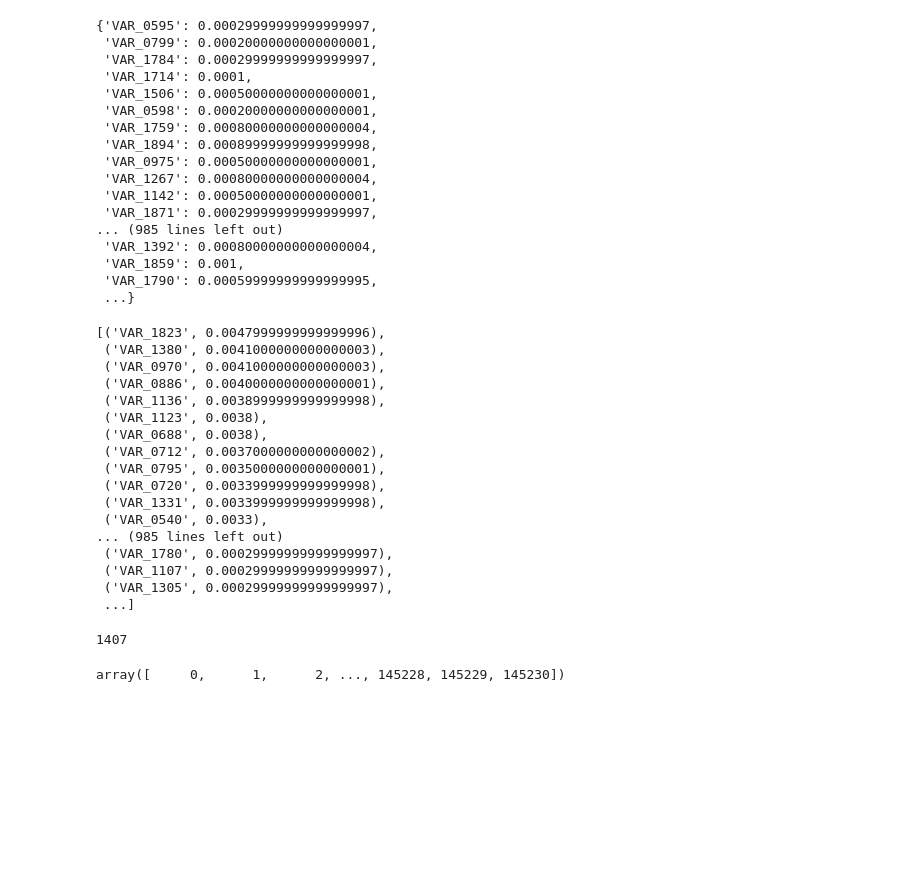
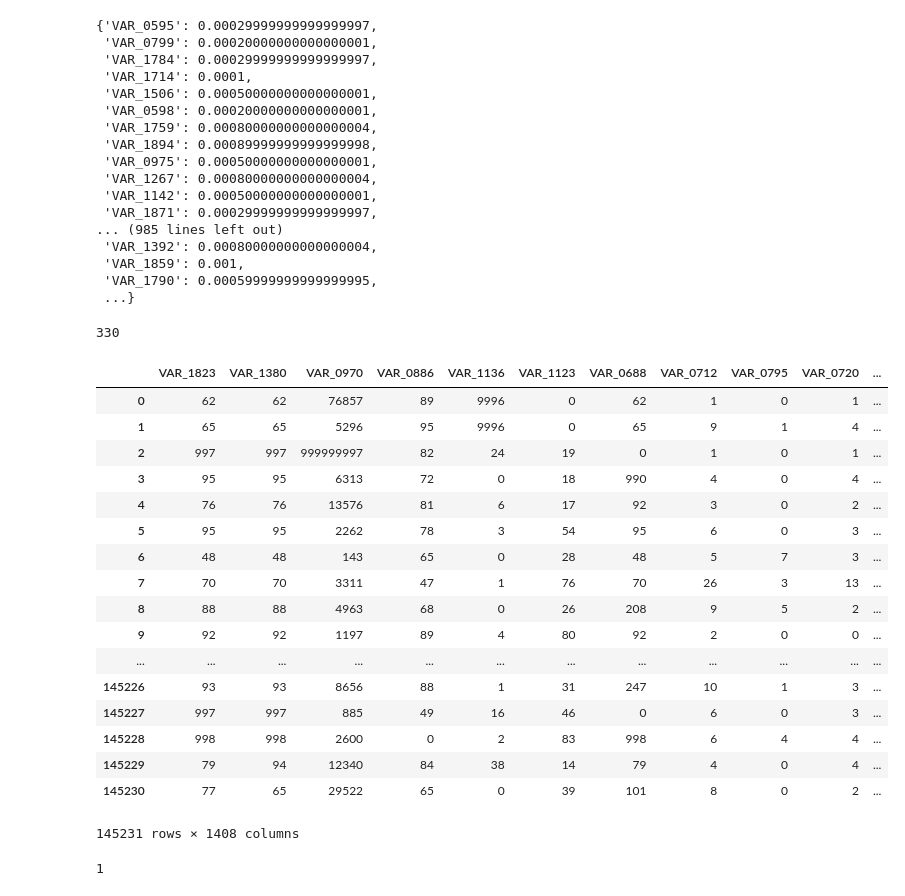
Before and after one commit to josephhaaga/Springleaf, a Jupyter notebook: DataMunging.ipynb, the cells around one changed output. Cells and saved outputs as stored; diff of their text form; code cells hidden in the pictures; blank space fills up the shorter version.

```diff
--- a/DataMunging.ipynb
+++ b/DataMunging.ipynb
@@ -212,27 +212,38 @@ feature_importances
 # %%
 import operator;
 sorted_features = sorted(feature_importances.items(), key=operator.itemgetter(1),reverse=True)
-# %%
-sorted_features
-# %% [output]
-[('VAR_1823', 0.0047999999999999996),
- ('VAR_1380', 0.0041000000000000003),
- ('VAR_0970', 0.0041000000000000003),
- ('VAR_0886', 0.0040000000000000001),
- ('VAR_1136', 0.0038999999999999998),
- ('VAR_1123', 0.0038),
- ('VAR_0688', 0.0038),
- ('VAR_0712', 0.0037000000000000002),
- ('VAR_0795', 0.0035000000000000001),
- ('VAR_0720', 0.0033999999999999998),
- ('VAR_1331', 0.0033999999999999998),
- ('VAR_0540', 0.0033),
-... (985 lines left out)
- ('VAR_1780', 0.00029999999999999997),
- ('VAR_1107', 0.00029999999999999997),
- ('VAR_1305', 0.00029999999999999997),
- ...]
-# %%
-len(sorted_features)
-# %% [output]
-1407
+# %%
+# sorted_features.keys().index('VAR_0813')
+sorted_features.index(('VAR_0813', 0.001))
+# we want top 330 features
+# %% [output]
+330
+# %%
+sorted_features[330][0]
+top_330_features = []
+for n in sorted_features:
+    top_330_features.append(n[0])
+top_330_features.append('target')
+# %%
+z_top_330 = z[top_330_features]
+# %%
+z_top_330
+# %% [output]
+|  | VAR_1823 | VAR_1380 | VAR_0970 | VAR_0886 | VAR_1136 | VAR_1123 | VAR_0688 | VAR_0712 | VAR_0795 | VAR_0720 | ... |
+| 0 | 62 | 62 | 76857 | 89 | 9996 | 0 | 62 | 1 | 0 | 1 | ... |
+| 1 | 65 | 65 | 5296 | 95 | 9996 | 0 | 65 | 9 | 1 | 4 | ... |
+| 2 | 997 | 997 | 999999997 | 82 | 24 | 19 | 0 | 1 | 0 | 1 | ... |
+| 3 | 95 | 95 | 6313 | 72 | 0 | 18 | 990 | 4 | 0 | 4 | ... |
+| 4 | 76 | 76 | 13576 | 81 | 6 | 17 | 92 | 3 | 0 | 2 | ... |
+| 5 | 95 | 95 | 2262 | 78 | 3 | 54 | 95 | 6 | 0 | 3 | ... |
+| 6 | 48 | 48 | 143 | 65 | 0 | 28 | 48 | 5 | 7 | 3 | ... |
+| 7 | 70 | 70 | 3311 | 47 | 1 | 76 | 70 | 26 | 3 | 13 | ... |
+| 8 | 88 | 88 | 4963 | 68 | 0 | 26 | 208 | 9 | 5 | 2 | ... |
+| 9 | 92 | 92 | 1197 | 89 | 4 | 80 | 92 | 2 | 0 | 0 | ... |
+| ... | ... | ... | ... | ... | ... | ... | ... | ... | ... | ... | ... |
+| 145226 | 93 | 93 | 8656 | 88 | 1 | 31 | 247 | 10 | 1 | 3 | ... |
+| 145227 | 997 | 997 | 885 | 49 | 16 | 46 | 0 | 6 | 0 | 3 | ... |
+| 145228 | 998 | 998 | 2600 | 0 | 2 | 83 | 998 | 6 | 4 | 4 | ... |
+| 145229 | 79 | 94 | 12340 | 84 | 38 | 14 | 79 | 4 | 0 | 4 | ... |
+| 145230 | 77 | 65 | 29522 | 65 | 0 | 39 | 101 | 8 | 0 | 2 | ... |
+145231 rows × 1408 columns
@@ -239,11 +258,8 @@ len(sorted_features)
 # %%
 from sklearn.cross_validation import KFold;
-kf = KFold(len(z), n_folds=3)
-kf.idxs
-# for train, test in kf:
-#     print("%s %s" % (train, test));
-
-# import sklearn
-# print('The scikit-learn version is {}.'.format(sklearn.__version__))
+kf = KFold(len(z_top_330), n_folds=3)
+training = []
+testing = []
+for train, test in kf:
+    training.append(train);
+    testing.append(test)
-# %% [output]
-array([     0,      1,      2, ..., 145228, 145229, 145230])
@@ -249,0 +275,6 @@ array([     0,      1,      2, ..., 145228, 145229, 145230])
+# %%
+# set(testSet1_X.VAR_0847)
+# z.VAR_0847
+len(set(testSet1_X.VAR_0847))
+# %% [output]
+1
```
Also changed, not shown: parts of 3 cells of this notebook.
